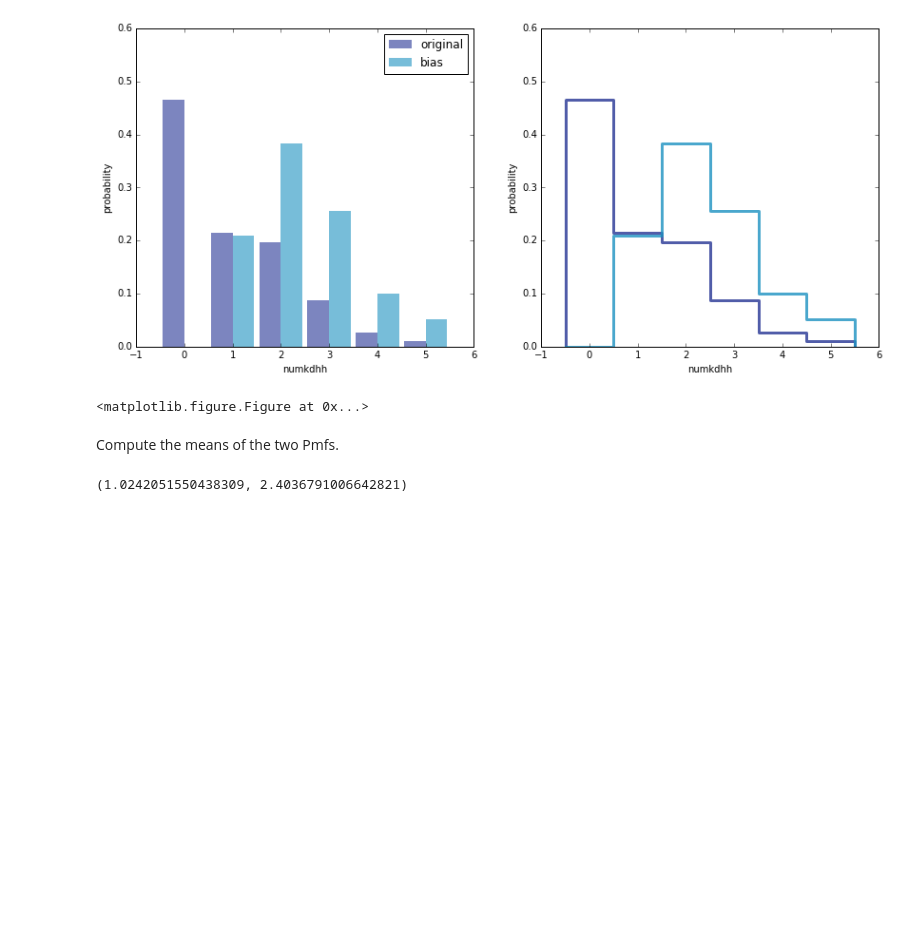
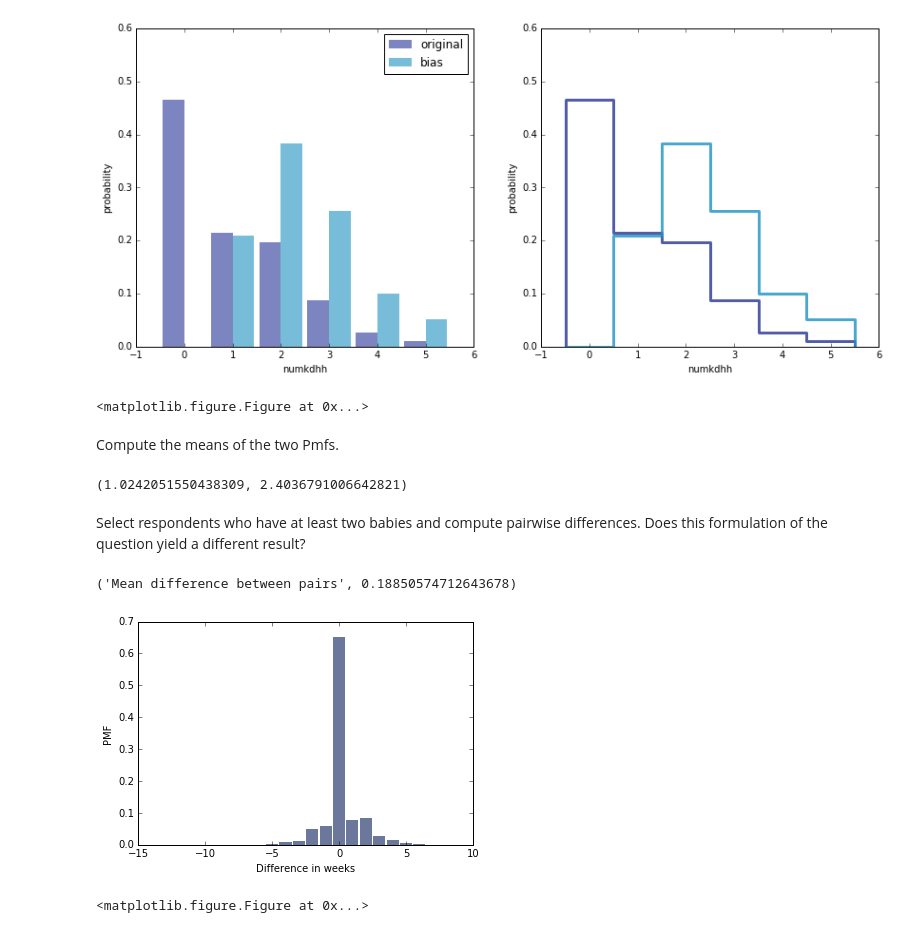
Before and after one commit to wlodekb/ThinkStats2, a Jupyter notebook: code/chap03ex.ipynb, the cells around one changed output. Cells and saved outputs as stored; diff of their text form; code cells hidden in the pictures; blank space fills up the shorter version.

Commit message:
chap3 pragnance diff

```diff
--- a/code/chap03ex.ipynb
+++ b/code/chap03ex.ipynb
@@ -93,3 +93,40 @@ assert PmfVar(pmf) == pmf.Var()
 pmf.Mean(), bias_pmf.Mean()
 # %% [output]
 (1.0242051550438309, 2.4036791006642821)
+# %% [markdown]
+Select respondents who have at least two babies and compute pairwise differences. Does this formulation of the question yield a different result?
+# %%
+import first
+import nsfg
+
+
+def Diffs(t):
+    first = t[0]
+    rest = t[1:]
+    diffs = [first - x for x in rest]
+    return diffs
+
+def PairWiseDifference(live):
+    live = live[live.prglngth >= 37]
+    preg_map = nsfg.MakePregMap(live)
+    diffs = []
+    for caseid, indicies in preg_map.items():
+        lengths = live.loc[indicies].prglngth.values
+        if len(lengths) >= 2:
+            diffs.extend(Diffs(lengths))
+    return diffs
+
+
+live, first, other = first.MakeFrames()
+diffs = PairWiseDifference(live)
+mean = thinkstats2.Mean(diffs)
+print('Mean difference between pairs', mean)
+
+pmf = thinkstats2.Pmf(diffs)
+thinkplot.Hist(pmf, align="center")
+thinkplot.Show(xlabel='Difference in weeks',
+               ylabel='PMF')
+# %% [output]
+('Mean difference between pairs', 0.18850574712643678)
+[figure, added]
+<matplotlib.figure.Figure at 0x...>
```
